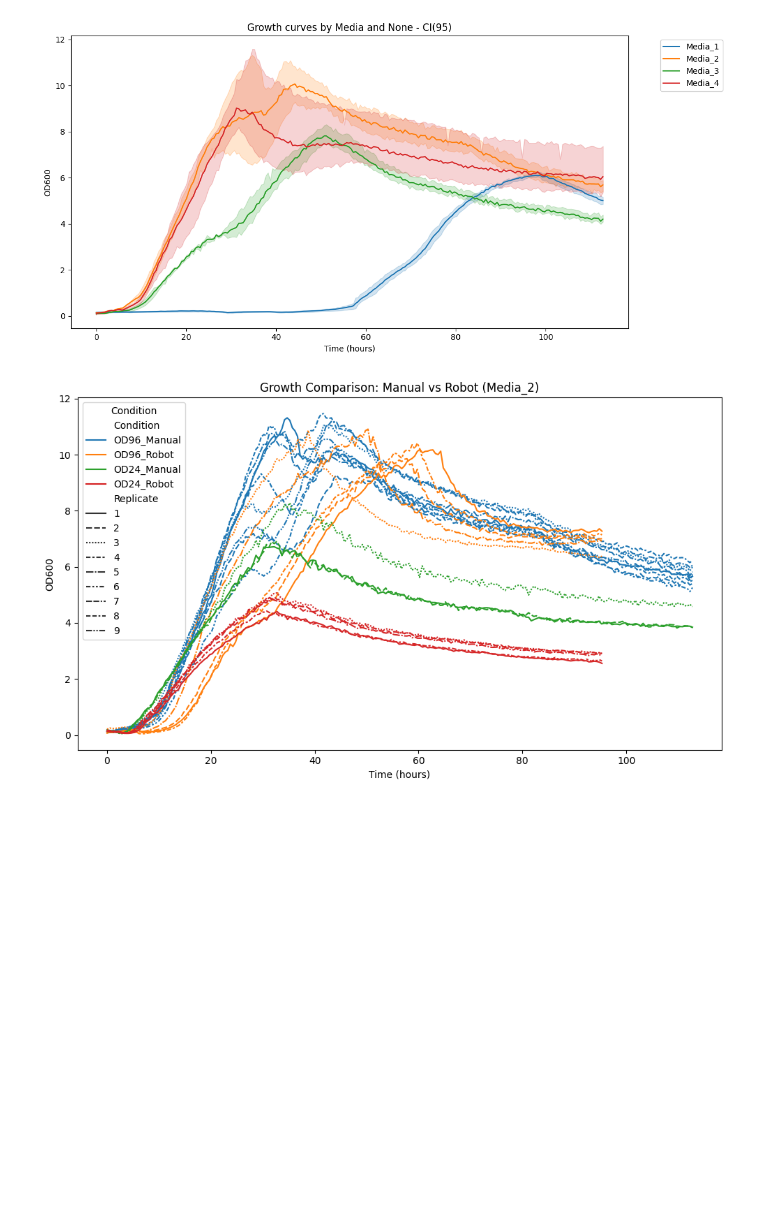
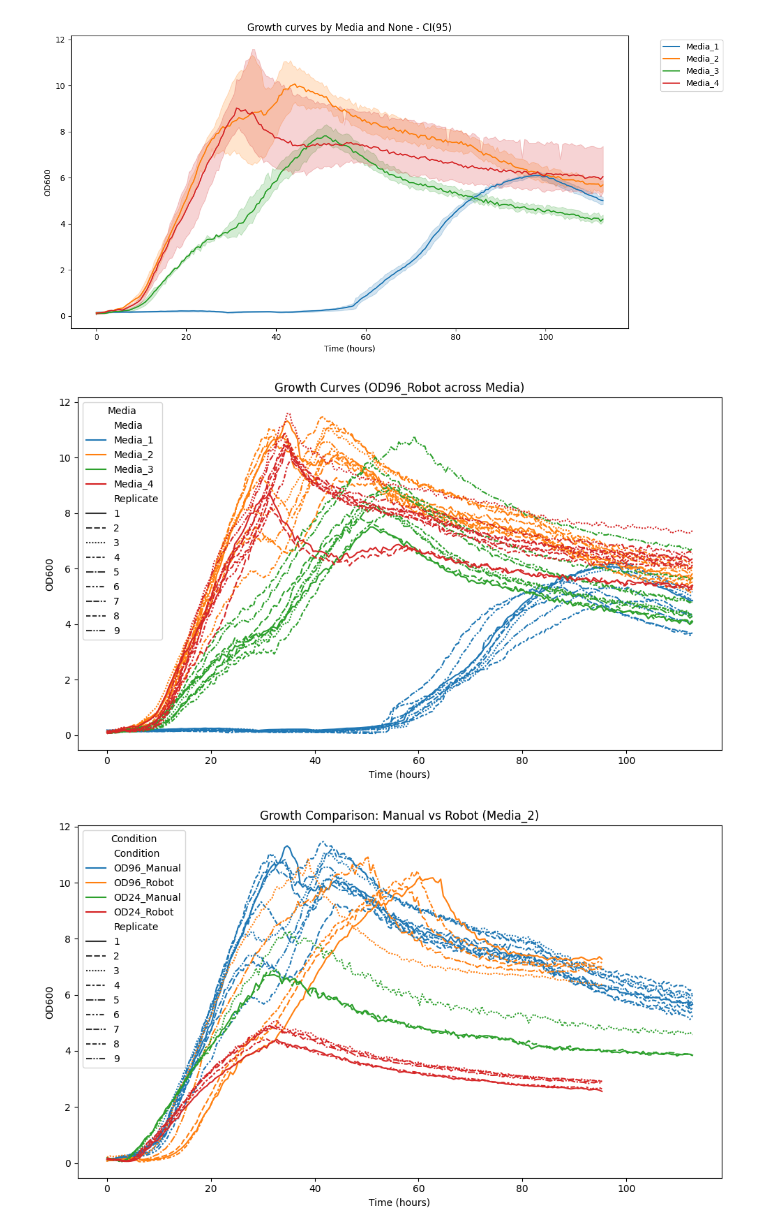
Before and after one commit to subarumuroi/Yarrowia_media_optimizer, a Jupyter notebook: Yarrowia Growth Profiler Pretest Report Outputs 2 LongformatAnalysis.ipynb, the cells around one changed output. Drawn from its saved outputs; the diff is of its cells as text; code cells hidden in the pictures; blank space fills up the shorter version.

```diff
--- a/Yarrowia Growth Profiler Pretest Report Outputs 2 LongformatAnalysis.ipynb
+++ b/Yarrowia Growth Profiler Pretest Report Outputs 2 LongformatAnalysis.ipynb
@@ -147,6 +147,32 @@ plot_growth_curves(filtered_df_3reps, style=None)
 # %% [output]
 [figure]
 [figure]
+# %%
+# Filter only OD96_Robot
+subset = df[df['Condition'] == 'OD96_Manual']
+
+plt.figure(figsize=(10, 6))
+
+sns.lineplot(
+    data=subset,
+    x='Time',
+    y='OD600',
+    hue='Media',        # <-- Now separate curves by Media
+    style='Replicate',
+    markers=False,
+    dashes=True,
+    estimator=None,     # Show all replicates individually
+    units='Replicate'
+)
+
+plt.title('Growth Curves (OD96_Robot across Media)')
+plt.ylabel('OD600')
+plt.xlabel('Time (hours)')
+plt.legend(title='Media')
+plt.tight_layout()
+plt.show()
+# %% [output]
+[figure, added]
 # %%
 Media = 'Media_2'
 
```
Also changed, not shown: parts of 1 cell of this notebook.
